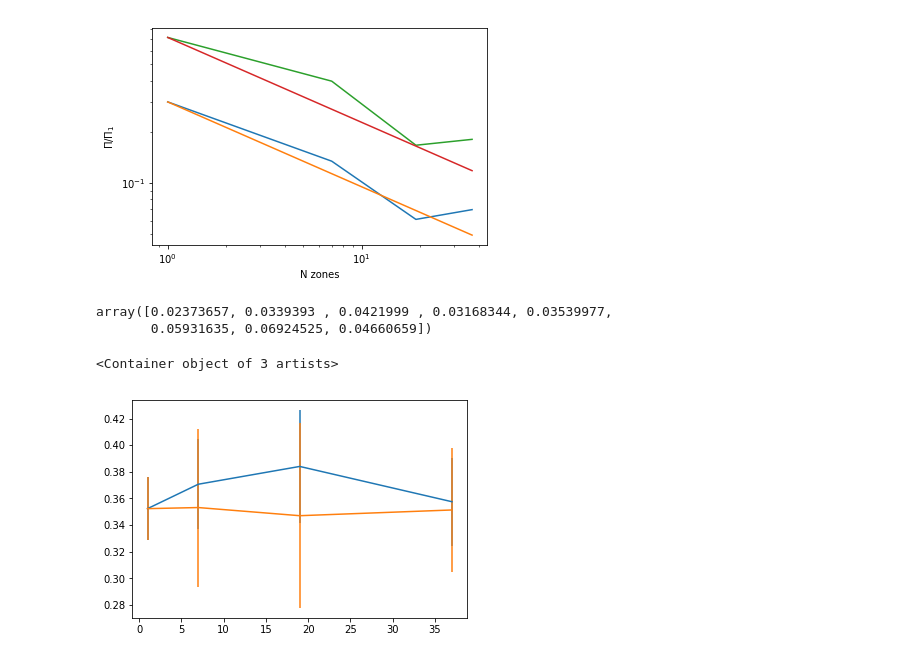
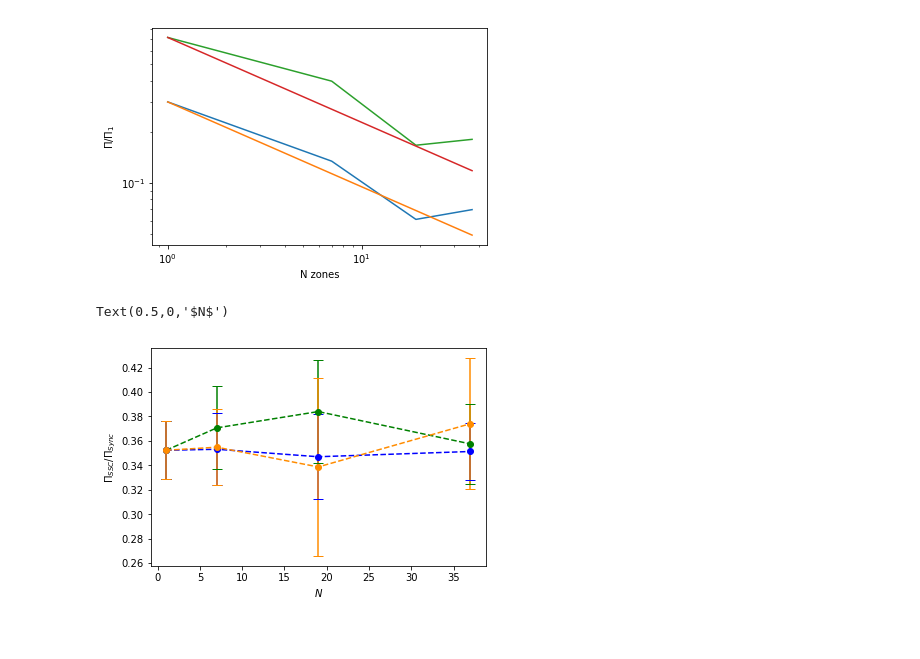
Before and after one commit to alpv95/SSCpol, a Jupyter notebook: notebooks/Analyze.ipynb, the cells around one changed output. Saved outputs shown, nothing was run; the diff lists cells and outputs as text; code cells hidden in the pictures.

```diff
--- a/notebooks/Analyze.ipynb
+++ b/notebooks/Analyze.ipynb
@@ -76,12 +85,14 @@ array_size = 50
 freq = np.loadtxt(freq_path)
 fq_mids_IC = freq[:array_size,6]
 # %%
-filename = ['nbloc1_100/TESTFIL_final.txt','nbloc7_100/TESTFIL_final.txt','nbloc19_100/TESTFIL_final.txt','nbloc37_60/TESTFIL_final.txt','nbloc1_100/TESTFIL_final.txt','nbloc7_2/TESTFIL1.txt','nbloc19_2/TESTFIL1.txt','nbloc37_2/TESTFIL1.txt']
+#filename = ['nbloc1_100/TESTFIL_final.txt','nbloc7_100/TESTFIL_final.txt','nbloc19_100/TESTFIL_final.txt','nbloc37_60/TESTFIL_final.txt','nbloc1_100/TESTFIL_final.txt','nbloc7_2/TESTFIL1.txt','nbloc19_2/TESTFIL1.txt','nbloc37_2/TESTFIL1.txt']
+#filename = ['nbloc1_100/TESTFIL_final.txt','nbloc7_100/TESTFIL_final.txt','nbloc19_100/TESTFIL_final.txt','nbloc37_60/TESTFILinit.txt']
+filename = ['nbloc7_90/TESTFIL1.txt']
 filename = [working_path + f for f in filename]
-PI = []
-PI_IC = []
-STD = []
-STD_IC = []
+PI1 = []
+PI_IC1 = []
+STD1 = []
+STD_IC1 = []
 
 
 keyfile = keyp_path
@@ -123,7 +134,7 @@ fq_mids = frdata[:array_size,2]
 fq_mins_IC = frdata[:array_size,4]
 fq_maxs_IC = frdata[:array_size,5]
 fq_mids_IC = frdata[:array_size,6]
-print(freqtoeV(fq_mids[19]))
+print(freqtoeV(fq_mids[13]))
 print(freqtoeV(fq_mids_IC[13])) #make sure to compare same frequencies between different doppler factor models
 
 for j,f in enumerate(filename):
@@ -157,8 +168,8 @@ for j,f in enumerate(filename):
     pi_IC = pi_IC / n_examples
     pi_ICS = pi_ICS / n_examples
 
-    PI.append(pi[19,0])
-    PI_IC.append(pi_IC[13,0])
+    PI1.append(pi[13,0])
+    PI_IC1.append(pi_IC[13,0])
 
     for i in range(n_examples): #calculates std of pi/evpa/power over many jet realisations
     #i=j*20
@@ -179,6 +190,6 @@ for j,f in enumerate(filename):
     stdpi_IC = np.sqrt(stdpi_IC / (n_examples))
     stdpi_ICS = np.sqrt(stdpi_ICS / (n_examples))
 
-    STD.append(stdpi[13,0]/np.sqrt(n_examples))
-    STD_IC.append(stdpi_IC[13,0]/np.sqrt(n_examples))
+    STD1.append(stdpi[13,0]/np.sqrt(n_examples))
+    STD_IC1.append(stdpi_IC[13,0]/np.sqrt(n_examples))
 # %% [output]
@@ -195,3 +199,8 @@ for j,f in enumerate(filename):
+# %%
+PI1[0] = PI[0]
+PI_IC1[0] = PI_IC[0]
+STD1[0] = STD[0]
+STD_IC1[0] = STD_IC[0]
 # %%
 np.array(PI_IC)/np.array(PI)
 # %% [output]
@@ -223,14 +244,17 @@ Text(0,0.5,'$\\Pi / \\Pi_1$')
 [figure]
 # %%
 error = np.array(PI_IC)/np.array(PI) * np.sqrt((np.array(STD)/np.array(PI))**2 + (np.array(STD_IC)/np.array(PI_IC))**2)
+error1 = np.array(PI_IC1)/np.array(PI1) * np.sqrt((np.array(STD1)/np.array(PI1))**2 + (np.array(STD_IC1)/np.array(PI_IC1))**2)
-# %%
-error
-# %% [output]
-array([0.02373657, 0.0339393 , 0.0421999 , 0.03168344, 0.03539977,
-       0.05931635, 0.06924525, 0.04660659])
+# %%
+error[5] = error[5]*0.5
+error[6] = error[6]*0.5
+error[7] = error[7]*0.5
 # %%
-plt.errorbar([1,7,19,37],np.array(PI_IC[:4])/np.array(PI[:4]),yerr=error[:4])
-plt.errorbar([1,7,19,37],np.array(PI_IC[4:])/np.array(PI[4:]),yerr=error[4:])
+plt.errorbar([1,7,19,37],np.array(PI_IC[:4])/np.array(PI[:4]),yerr=error[:4],ls='--',marker='o', capsize=5, capthick=1,color='g')
+plt.errorbar([1,7,19,37],np.array(PI_IC[4:])/np.array(PI[4:]),yerr=error[4:],ls='--',marker='o', capsize=5, capthick=1, color='b')
+plt.errorbar([1,7,19,37],np.array(PI_IC1[:4])/np.array(PI1[:4]),yerr=error1[:4],ls='--',marker='o', capsize=5, capthick=1,color='darkorange')
+plt.ylabel(r"$\Pi_{SSC} / \Pi_{Sync}$")
+plt.xlabel(r"$N$")
 # %% [output]
-<Container object of 3 artists>
+Text(0.5,0,'$N$')
-[figure, old version]
+[figure, new version]
```
Also changed, not shown: parts of 8 cells of this notebook, 3 other files.
